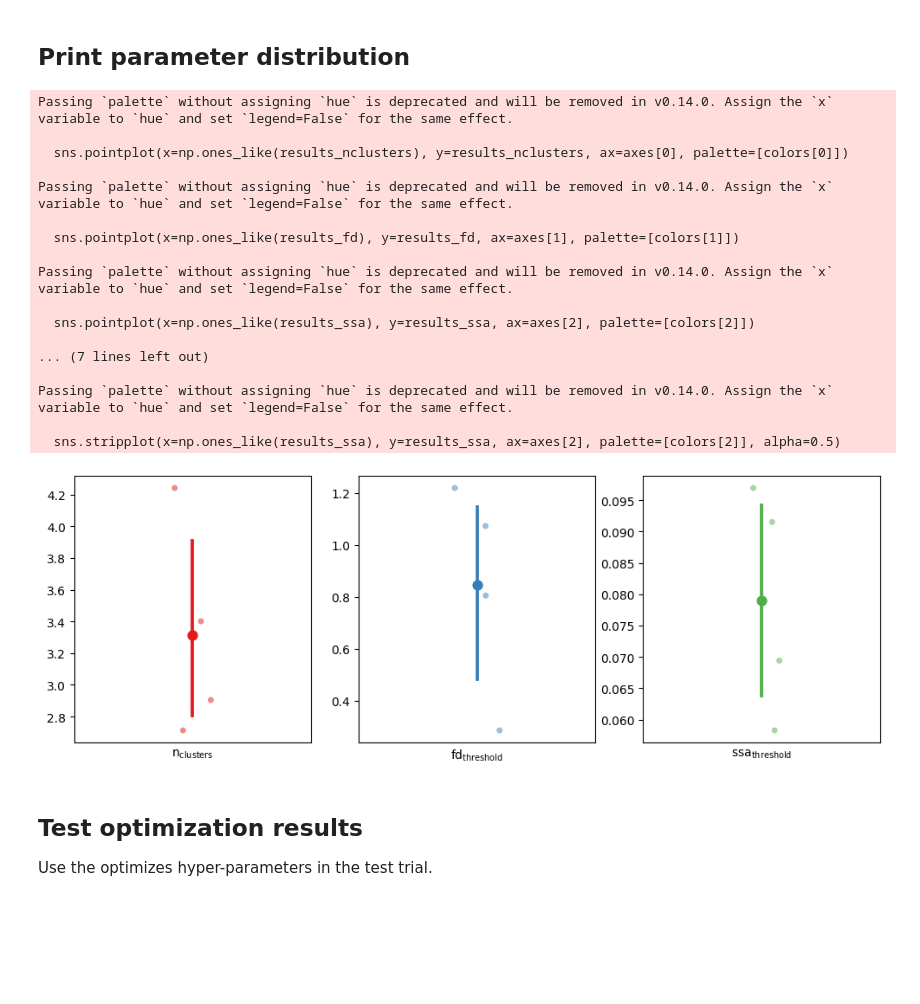
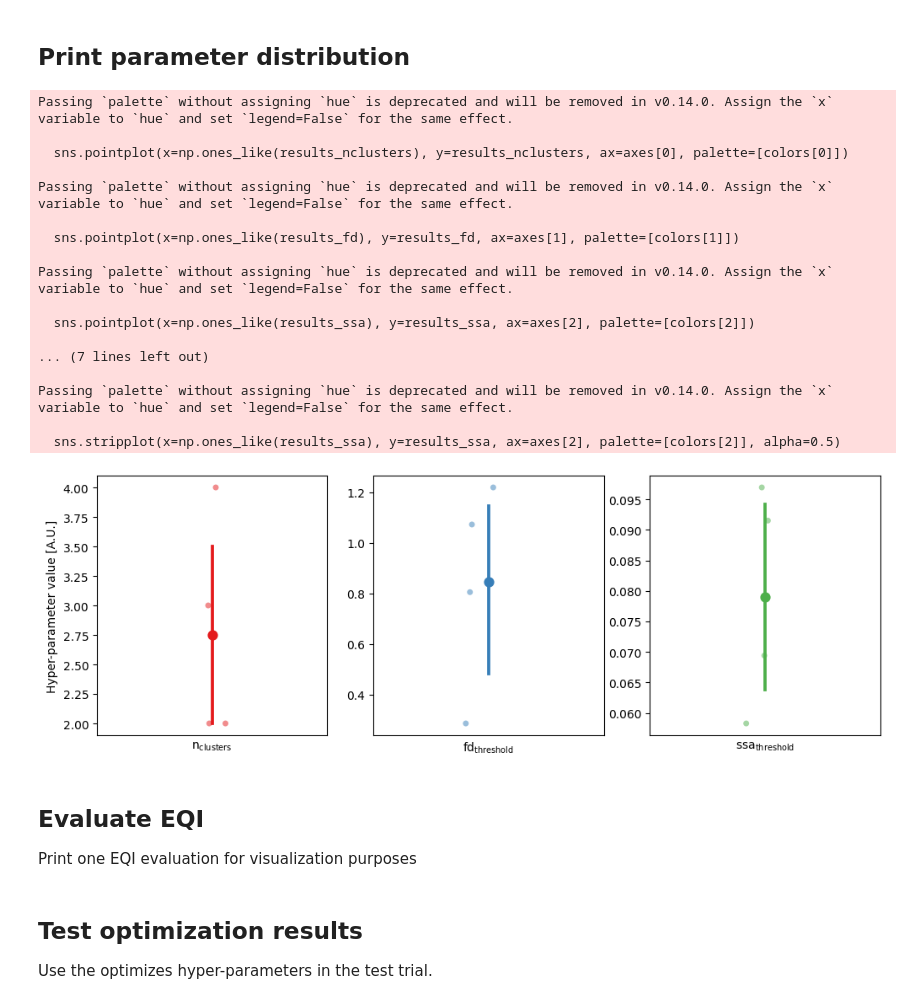
Before and after one commit to danielcomaduran/art-eqi-validation, a Jupyter notebook: heuristic_search.ipynb, the cells around one changed output. Saved outputs shown, nothing was run; the diff lists cells and outputs as text; code cells hidden in the pictures; blank space fills up the shorter version.

```diff
--- a/heuristic_search.ipynb
+++ b/heuristic_search.ipynb
@@ -336,7 +396,7 @@ for file in files:
     file_id = file.split("\\")[-1].split(".")[0]
     for artifact in results[file_id]["optimization parameters"]:
         parameters = artifact[0]
-        results_nclusters.append(parameters[0])
+        results_nclusters.append(int(parameters[0]))
         results_fd.append(parameters[1])
         results_ssa.append(parameters[2])
 
@@ -366,34 +426,39 @@ sns.stripplot(x=np.ones_like(results_ssa), y=results_ssa, ax=axes[2], palette=[c
 axes[0].set_xticks([])
 axes[1].set_xticks([])
 axes[2].set_xticks([])
+axes[0].set_ylabel("Hyper-parameter value [A.U.]")
 axes[0].set_xlabel("$\\text{n}_\\text{clusters}$")
 axes[1].set_xlabel("$\\text{fd}_\\text{threshold}$")
 axes[2].set_xlabel("$\\text{ssa}_\\text{threshold}$")
 # axes[0].set_ylabel("Sepal Length (cm)")
 # axes[1].set_ylabel("Sepal Width (cm)")
 # axes[2].set_ylabel("Petal Length (cm)")
 # axes[0].set_title("Sepal Length by Species")
 # axes[1].set_title("Sepal Width by Species")
 # axes[2].set_title("Petal Length by Species")
 
 # Show the plot
 plt.show()
 # %% [output]
 Passing `palette` without assigning `hue` is deprecated and will be removed in v0.14.0. Assign the `x` variable to `hue` and set `legend=False` for the same effect.
 
   sns.pointplot(x=np.ones_like(results_nclusters), y=results_nclusters, ax=axes[0], palette=[colors[0]])
 
 Passing `palette` without assigning `hue` is deprecated and will be removed in v0.14.0. Assign the `x` variable to `hue` and set `legend=False` for the same effect.
 
   sns.pointplot(x=np.ones_like(results_fd), y=results_fd, ax=axes[1], palette=[colors[1]])
 
 Passing `palette` without assigning `hue` is deprecated and will be removed in v0.14.0. Assign the `x` variable to `hue` and set `legend=False` for the same effect.
 
   sns.pointplot(x=np.ones_like(results_ssa), y=results_ssa, ax=axes[2], palette=[colors[2]])
 
 ... (7 lines left out)
 
 Passing `palette` without assigning `hue` is deprecated and will be removed in v0.14.0. Assign the `x` variable to `hue` and set `legend=False` for the same effect.
 
   sns.stripplot(x=np.ones_like(results_ssa), y=results_ssa, ax=axes[2], palette=[colors[2]], alpha=0.5)
-[figure, old version]
+[figure, new version]
+# %% [markdown]
+## Evaluate EQI
+
+Print one EQI evaluation for visualization purposes
```
Also changed, not shown: parts of 2 cells of this notebook.
